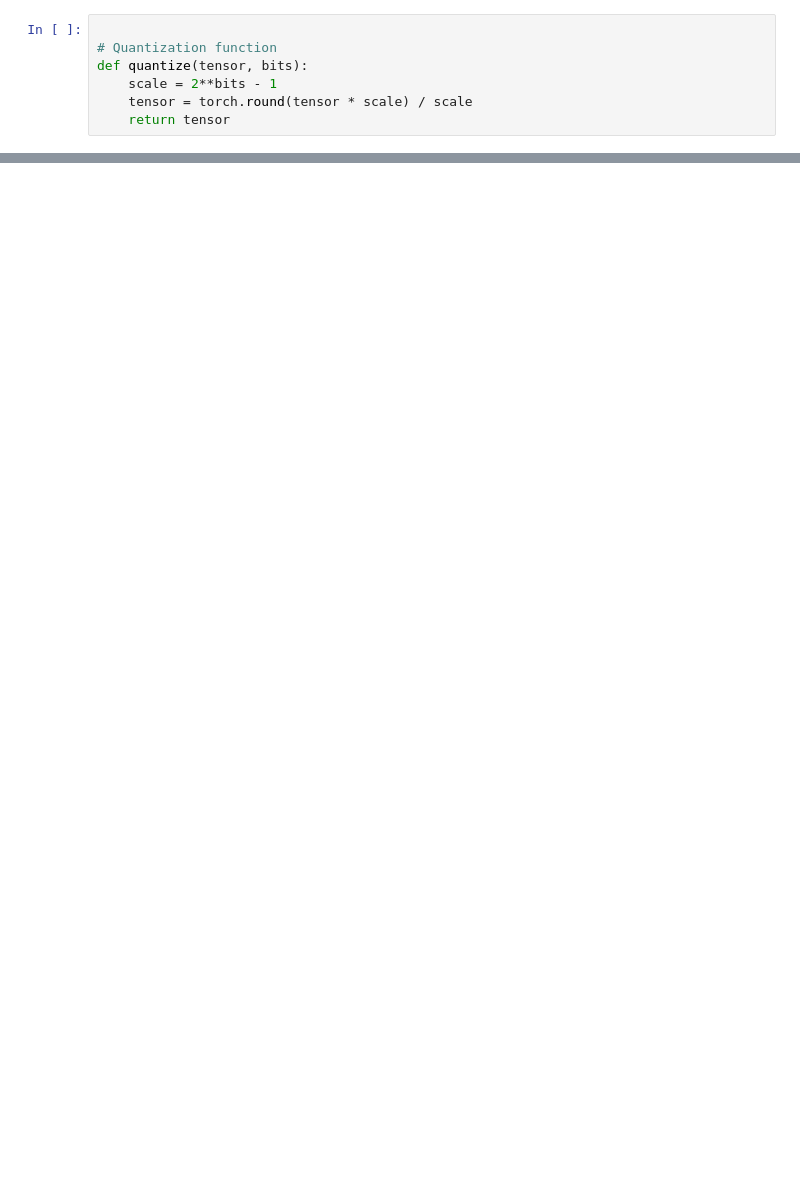
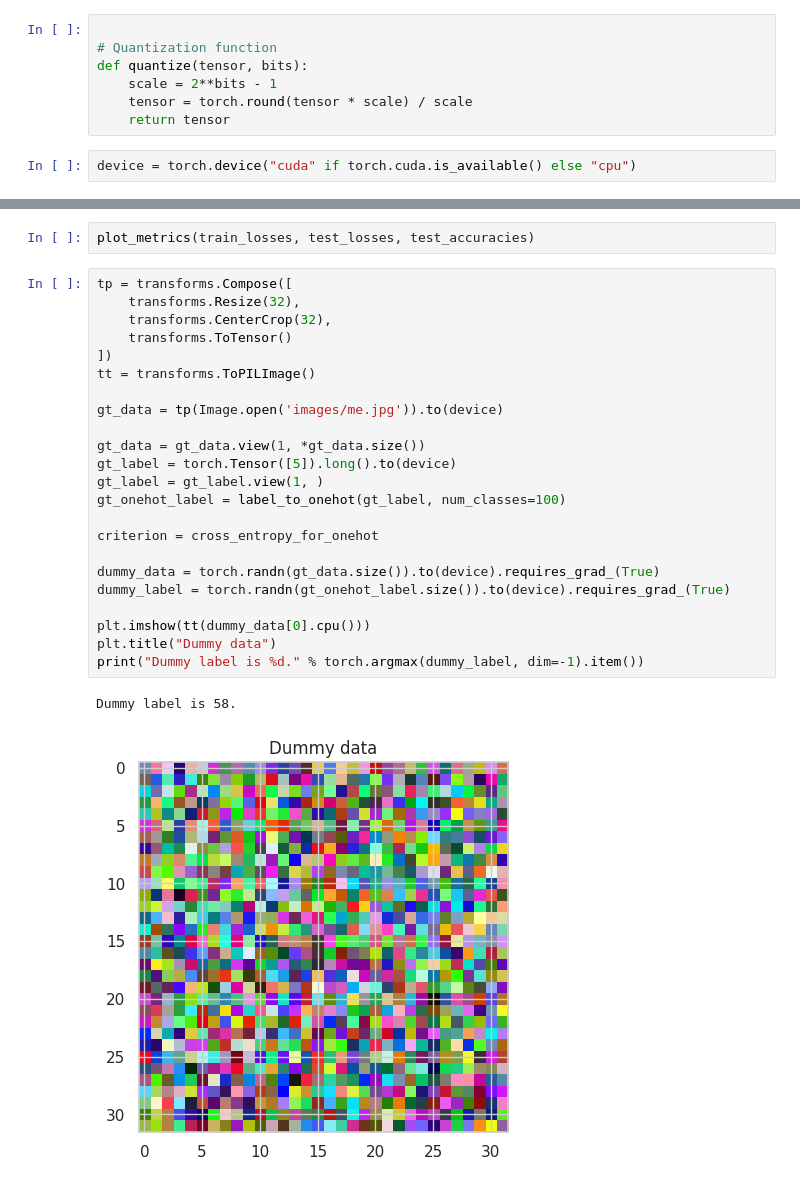
Before and after one commit to arvind6599/Opt_ML_Project, a Jupyter notebook: main.ipynb, the cells around one changed output, grey strips where cells are left out. Cells and saved outputs as stored; diff of their text form; blank space fills up the shorter version.

```diff
--- a/main.ipynb
+++ b/main.ipynb
@@ -11,6 +15,8 @@ def quantize(tensor, bits):
     scale = 2**bits - 1
     tensor = torch.round(tensor * scale) / scale
     return tensor
+# %%
+device = torch.device("cuda" if torch.cuda.is_available() else "cpu")
 # %%
 
 
@@ -97,0 +231,28 @@ KeyboardInterrupt:
+# %%
+plot_metrics(train_losses, test_losses, test_accuracies)
+# %%
+tp = transforms.Compose([
+    transforms.Resize(32),
+    transforms.CenterCrop(32),
+    transforms.ToTensor()
+])
+tt = transforms.ToPILImage()
+
+gt_data = tp(Image.open('images/me.jpg')).to(device)
+
+gt_data = gt_data.view(1, *gt_data.size())
+gt_label = torch.Tensor([5]).long().to(device)
+gt_label = gt_label.view(1, )
+gt_onehot_label = label_to_onehot(gt_label, num_classes=100)
+
+criterion = cross_entropy_for_onehot
+
+dummy_data = torch.randn(gt_data.size()).to(device).requires_grad_(True)
+dummy_label = torch.randn(gt_onehot_label.size()).to(device).requires_grad_(True)
+
+plt.imshow(tt(dummy_data[0].cpu()))
+plt.title("Dummy data")
+print("Dummy label is %d." % torch.argmax(dummy_label, dim=-1).item())
+# %% [output]
+Dummy label is 58.
+[figure, added]
```
Also changed, not shown: parts of 8 cells of this notebook, 2 other files.
